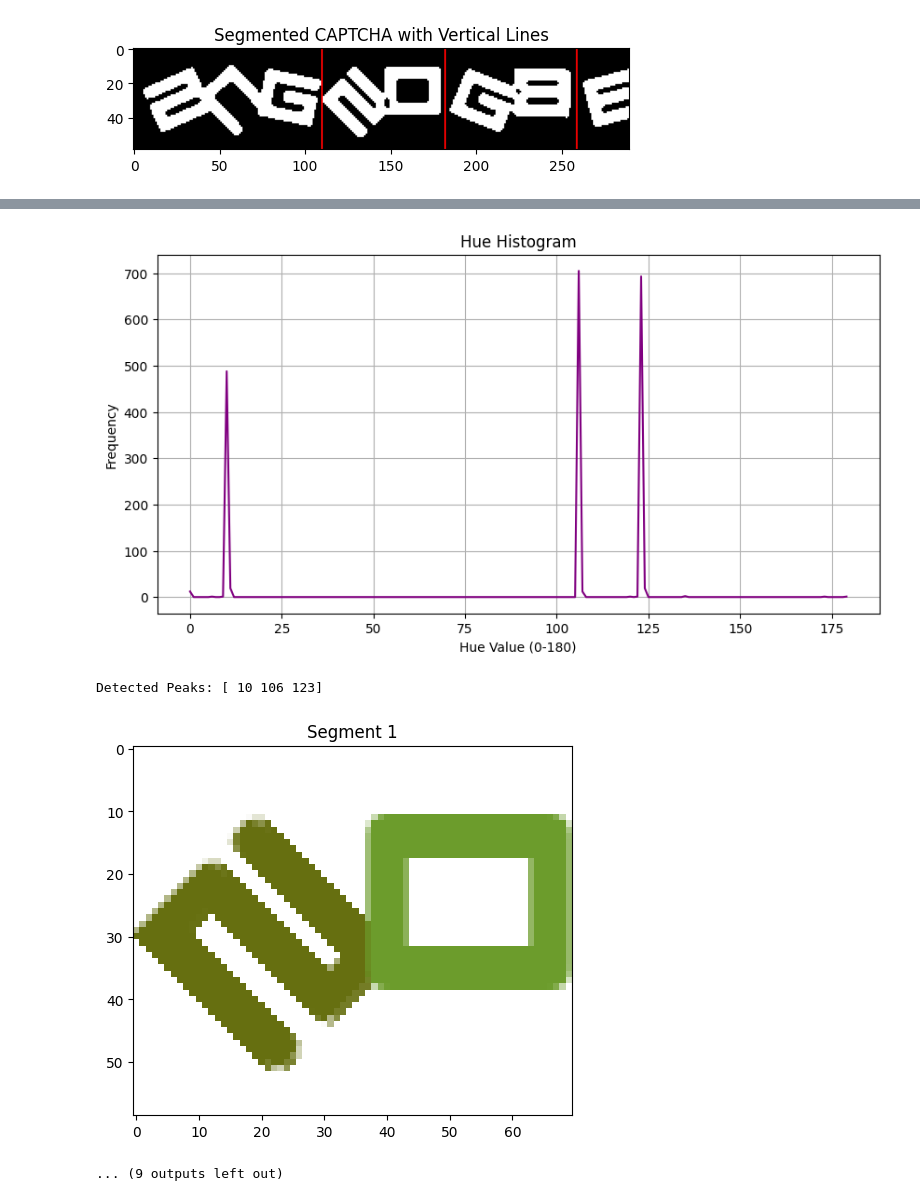
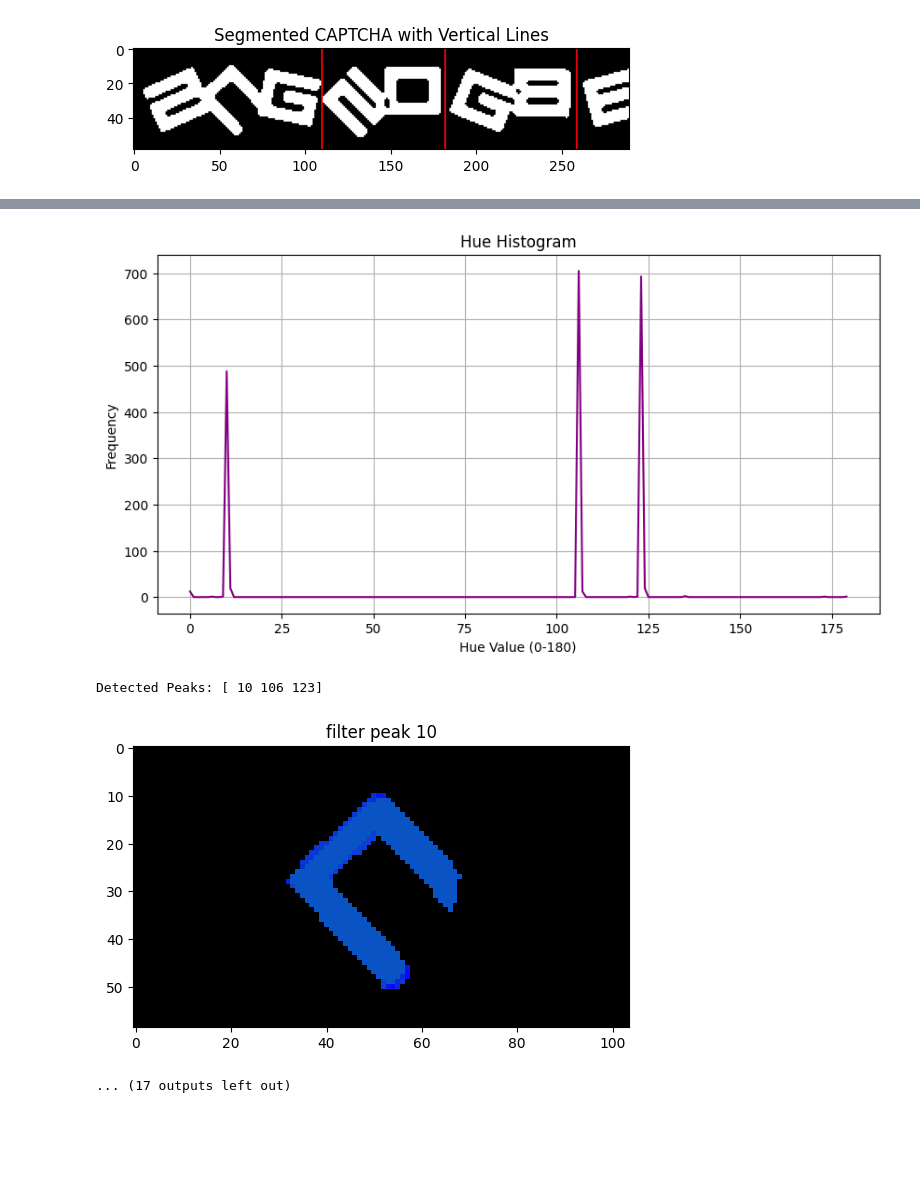
Before and after one commit to Cyrus-Krispin/captcha-recognizer, a Jupyter notebook: trump_wall.ipynb, the cells around one changed output, grey strips where cells are left out. Cells and saved outputs as stored; diff of their text form; code cells hidden in the pictures; blank space fills up the shorter version.

Commit message:
Fix color segmentation

```diff
--- a/trump_wall.ipynb
+++ b/trump_wall.ipynb
@@ -188,7 +188,7 @@ for i in range(len(grouped_boxes)):
     plt.show()
 
     # Identify significant peaks in the histogram that indicate color regions
-    peak_threshold = 0.05 * max(hist)  # Define a threshold for peak detection
+    peak_threshold = 0.20 * max(hist)  # Define a threshold for peak detection
     peaks = np.where(hist > peak_threshold)[0]
 
     print("Detected Peaks:", peaks)
@@ -196,29 +196,24 @@ for i in range(len(grouped_boxes)):
     # Step 1: Filter out pixels not close to any peak or that are too close to white
     filtered_segment = np.zeros_like(hsv_segment)
 
-    hue_channel = filtered_segment[:, :, 0]
-    value_channel = filtered_segment[:, :, 2]
-
-    # Create a mask to retain only pixels close to the hue peaks
-    filtered_segment = np.zeros_like(hue_channel, dtype=np.uint8)
-
     # Apply peak-based filtering to keep only relevant hues
     for peak in peaks:
         # Define a range around each peak (±20 degrees)
-        lower_bound = np.array([max(peak - 20, 0)], dtype=np.uint8)
-        upper_bound = np.array([min(peak + 20, 179)], dtype=np.uint8)
+        lower_bound = np.array([max(peak - 5, 0)], dtype=np.uint8)
+        upper_bound = np.array([min(peak + 5, 179)], dtype=np.uint8)
 
         # Create masks for hues within the peak range and remove near-white pixels
         peak_mask = cv2.inRange(hue_channel, lower_bound, upper_bound)
-        non_white_mask = cv2.inRange(value_channel, 0, 200)  # Exclude high-value (near-white) pixels
+        kk = cv2.bitwise_and(hsv_segment, hsv_segment, mask=peak_mask)
 
-        # Combine masks and apply to retain only relevant hues
-        combined_mask = cv2.bitwise_and(peak_mask, non_white_mask)
-        filtered_segment[combined_mask > 0] = hue_channel[combined_mask > 0]
+        plt.imshow(kk)
+        plt.title(f"filter peak {peak}")
+        # plt.axis('off')
+        plt.show()
 
-    # Detect transitions between peaks
-    height, width = filtered_segment.shape
-    transition_points = []
+    # # Detect transitions between peaks
+    # height, width = filtered_segment.shape
+    # transition_points = []
 
 
 # Display the final segmented image with color-based vertical lines at cluster boundaries
@@ -237,6 +232,6 @@ plt.show()
 [figure]
 [figure]
 [figure]
 Detected Peaks: [ 10 106 123]
-[figure, old version]
+[figure, new version]
-... (9 outputs left out)
+... (17 outputs left out)
```
Also changed, not shown: parts of 1 cell of this notebook.
